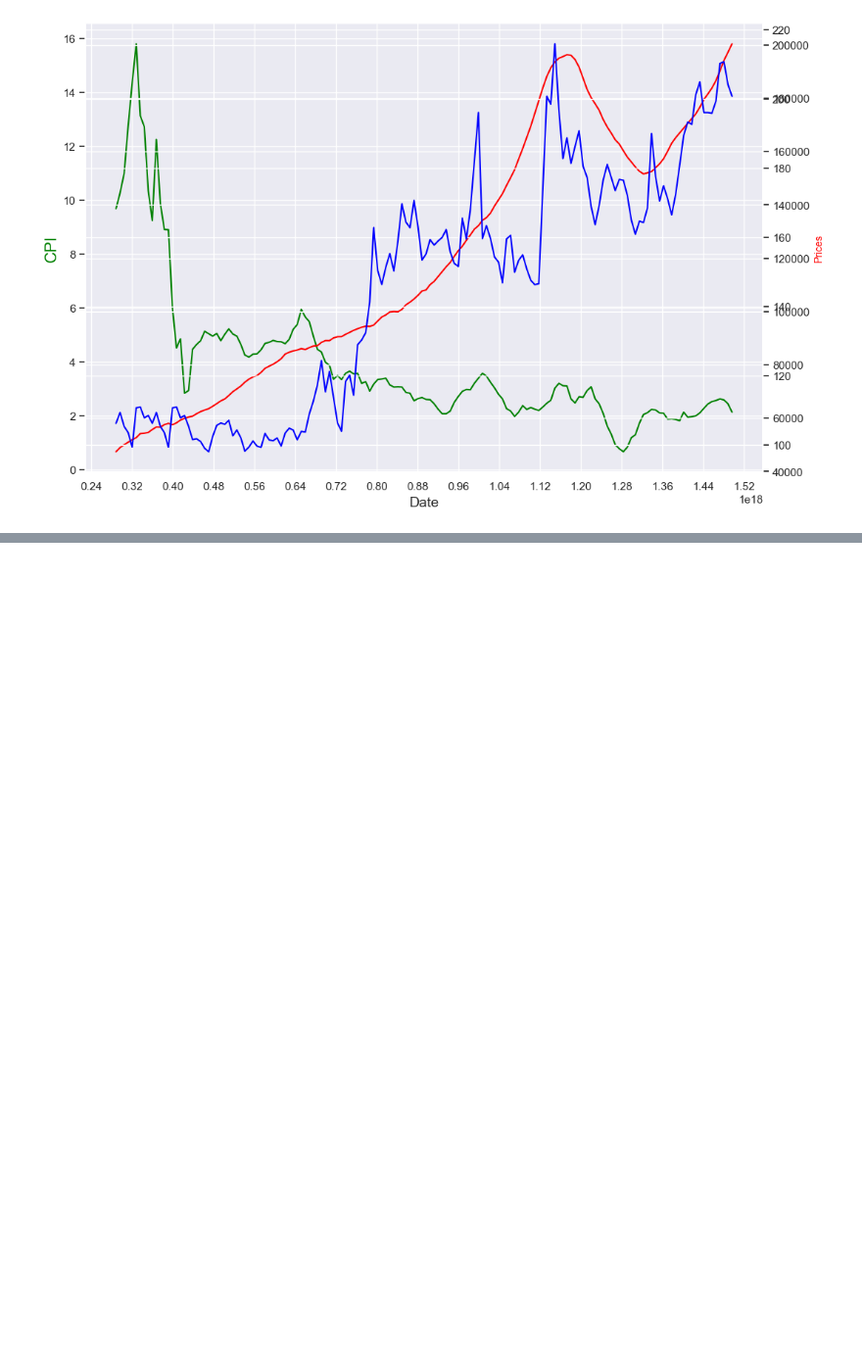
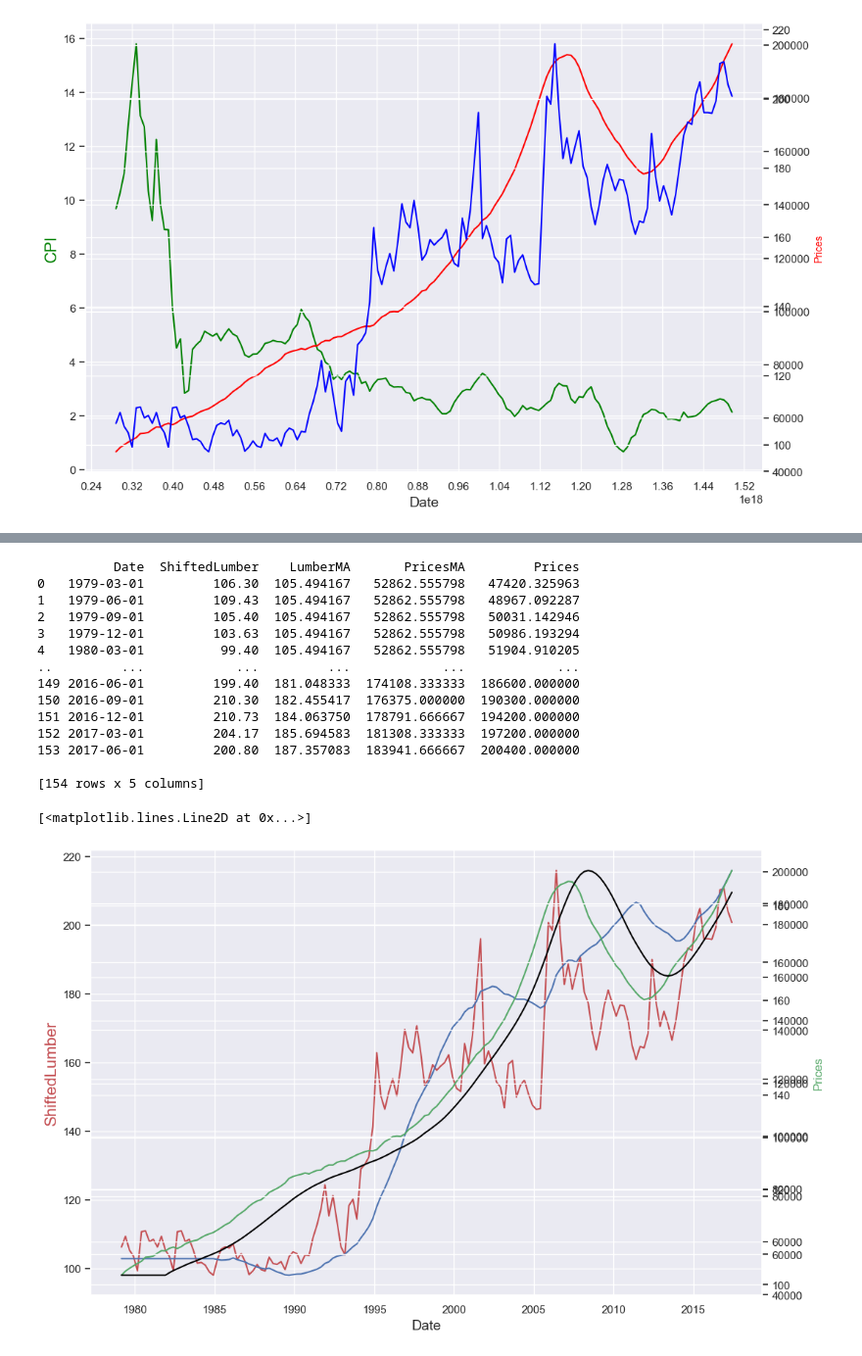
Before and after one commit to sullysbrain/wgu-c964-capstone, a Jupyter notebook: c951-task3-v2.ipynb, the cells around one changed output, grey strips where cells are left out. Shown at 98% size. Drawn from its saved outputs; the diff is of its cells as text; code cells hidden in the pictures; blank space fills up the shorter version.

Commit message:
Added the ability to forcast house price based on a forcasted Lumber price (predicted from historical data).

```diff
--- a/c951-task3.ipynb
+++ b/c951-task3-v2.ipynb
@@ -237,0 +238,47 @@ Predicted Price: $ 206,614
+# %%
+# Load DataFrame for Simple forcast of Lumber Price
+import matplotlib.pyplot as plt
+
+df_l = pd.DataFrame()
+df_l['Date'] = df_e['Date']
+df_l['Date'] = pd.to_datetime(df_l['Date'], format='%Y-%m-%d')
+df_l['ShiftedLumber'] = df_e['ShiftedLumber']
+df_l['LumberMA'] = df_e['ShiftedLumber'].rolling(24).mean()
+df_l['PricesMA'] = df_e['Prices'].rolling(12).mean()
+df_l = df_l.ffill().bfill()  # backfill NaN
+df_l['Prices'] = df_e['Prices']
+
+print(df_l)
+
+fig,ax = plt.subplots(figsize=(12, 8))
+#ax.xaxis.set_major_locator(plt.MaxNLocator(22))
+
+ax.plot(df_l.Date, df_l.ShiftedLumber, color='r')
+ax.set_xlabel('Date', fontsize=14)
+ax.set_ylabel('ShiftedLumber', color='r', fontsize=16)
+
+axLMA = ax.twinx()
+axLMA.plot(df_l.Date, df_l.LumberMA, color='b')
+
+axPr = ax.twinx()
+axPr.plot(df_l.Date, df_l.Prices, color='g')
+axPr.set_ylabel('Prices', color='g')
+axPrMA = ax.twinx()
+axPrMA.plot(df_l.Date, df_l.PricesMA, color='black')
+# %% [output]
+          Date  ShiftedLumber    LumberMA       PricesMA         Prices
+0   1979-03-01         106.30  105.494167   52862.555798   47420.325963
+1   1979-06-01         109.43  105.494167   52862.555798   48967.092287
+2   1979-09-01         105.40  105.494167   52862.555798   50031.142946
+3   1979-12-01         103.63  105.494167   52862.555798   50986.193294
+4   1980-03-01          99.40  105.494167   52862.555798   51904.910205
+..         ...            ...         ...            ...            ...
+149 2016-06-01         199.40  181.048333  174108.333333  186600.000000
+150 2016-09-01         210.30  182.455417  176375.000000  190300.000000
+151 2016-12-01         210.73  184.063750  178791.666667  194200.000000
+152 2017-03-01         204.17  185.694583  181308.333333  197200.000000
+153 2017-06-01         200.80  187.357083  183941.666667  200400.000000
+
+[154 rows x 5 columns]
+[<matplotlib.lines.Line2D at 0x...>]
+[figure, added]
```
Also changed, not shown: parts of 5 cells of this notebook.
